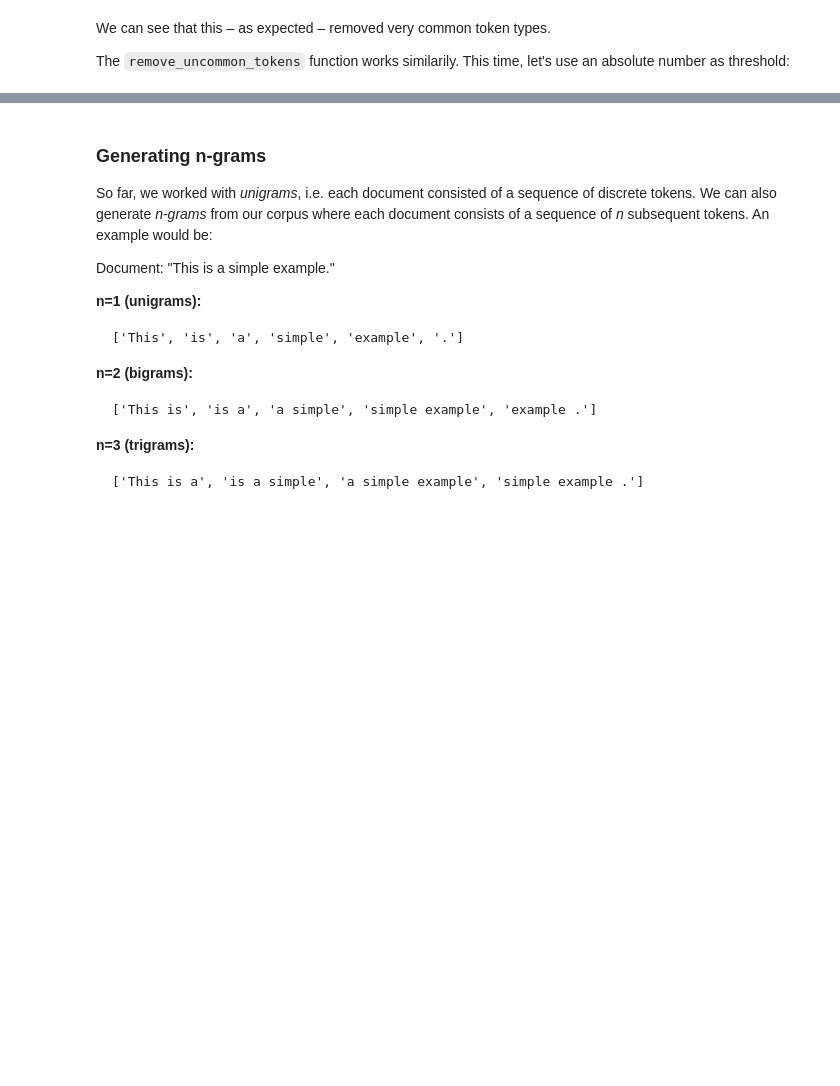
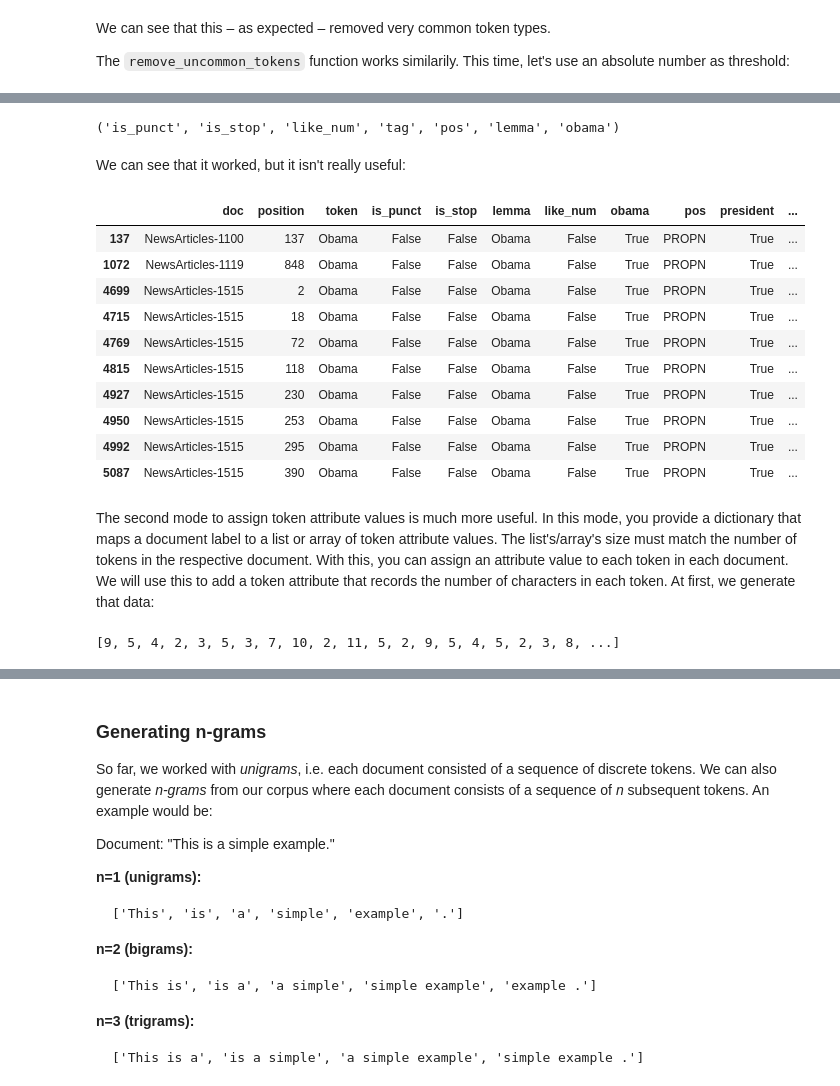
Before and after one commit to WZBSocialScienceCenter/tmtoolkit, a Jupyter notebook: doc/source/preprocessing.ipynb, the cells around one changed output, grey strips where cells are left out. Saved outputs shown, nothing was run; the diff lists cells and outputs as text; code cells hidden in the pictures; blank space fills up the shorter version.

```diff
--- a/doc/source/preprocessing.ipynb
+++ b/doc/source/preprocessing.ipynb
@@ -1443,0 +1464,35 @@ preproc.tokens_datatable
+# %%
+from tmtoolkit.corpus import set_token_attr
+
+set_token_attr(corpus_new, 'obama', data={'Obama': True}, default=False)
+# check the token attributes property
+corpus_new.token_attrs
+# %% [output]
+('is_punct', 'is_stop', 'like_num', 'tag', 'pos', 'lemma', 'obama')
+# %% [markdown]
+We can see that it worked, but it isn't really useful:
+# %%
+toktbl = tokens_table(corpus_new)
+toktbl[toktbl.obama].head(10)
+# %% [output]
+|  | doc | position | token | is_punct | is_stop | lemma | like_num | obama | pos | president | ... |
+| 137 | NewsArticles-1100 | 137 | Obama | False | False | Obama | False | True | PROPN | True | ... |
+| 1072 | NewsArticles-1119 | 848 | Obama | False | False | Obama | False | True | PROPN | True | ... |
+| 4699 | NewsArticles-1515 | 2 | Obama | False | False | Obama | False | True | PROPN | True | ... |
+| 4715 | NewsArticles-1515 | 18 | Obama | False | False | Obama | False | True | PROPN | True | ... |
+| 4769 | NewsArticles-1515 | 72 | Obama | False | False | Obama | False | True | PROPN | True | ... |
+| 4815 | NewsArticles-1515 | 118 | Obama | False | False | Obama | False | True | PROPN | True | ... |
+| 4927 | NewsArticles-1515 | 230 | Obama | False | False | Obama | False | True | PROPN | True | ... |
+| 4950 | NewsArticles-1515 | 253 | Obama | False | False | Obama | False | True | PROPN | True | ... |
+| 4992 | NewsArticles-1515 | 295 | Obama | False | False | Obama | False | True | PROPN | True | ... |
+| 5087 | NewsArticles-1515 | 390 | Obama | False | False | Obama | False | True | PROPN | True | ... |
+# %% [markdown]
+The second mode to assign token attribute values is much more useful. In this mode, you provide a dictionary that maps a document label to a list or array of token attribute values. The list's/array's size must match the number of tokens in the respective document. With this, you can assign an attribute value to each token in each document. We will use this to add a token attribute that records the number of characters in each token. At first, we generate that data:
+# %%
+doc_toks = doc_tokens(corpus_new)
+
+tok_lengths = {lbl: list(map(len, tok)) for lbl, tok in doc_toks.items()}
+# show the number of characters for each token in a sample document
+tok_lengths['NewsArticles-1100']
+# %% [output]
+[9, 5, 4, 2, 3, 5, 3, 7, 10, 2, 11, 5, 2, 9, 5, 4, 5, 2, 3, 8, ...]
```
Also changed, not shown: parts of 58 cells of this notebook, 2 other files.
